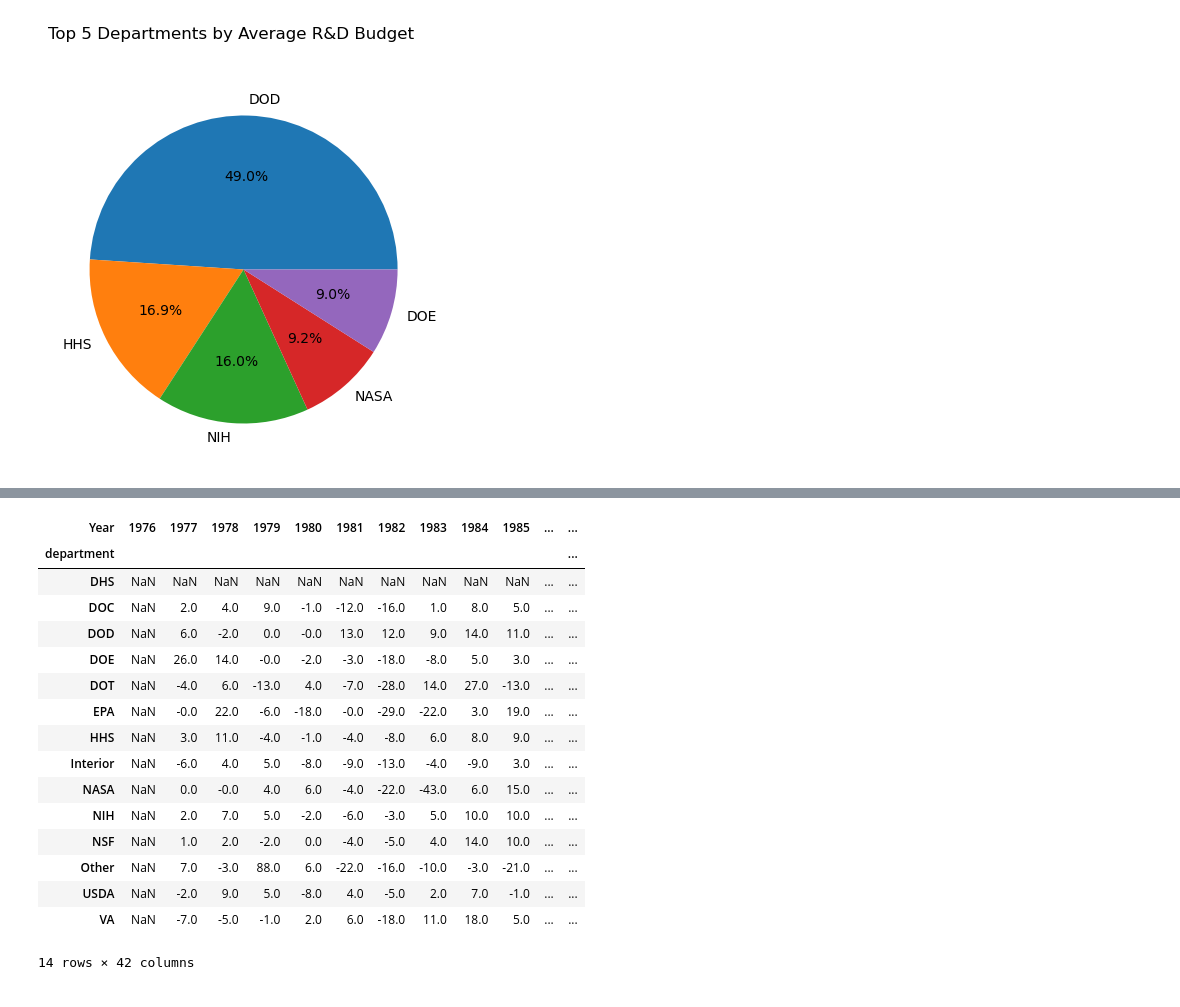
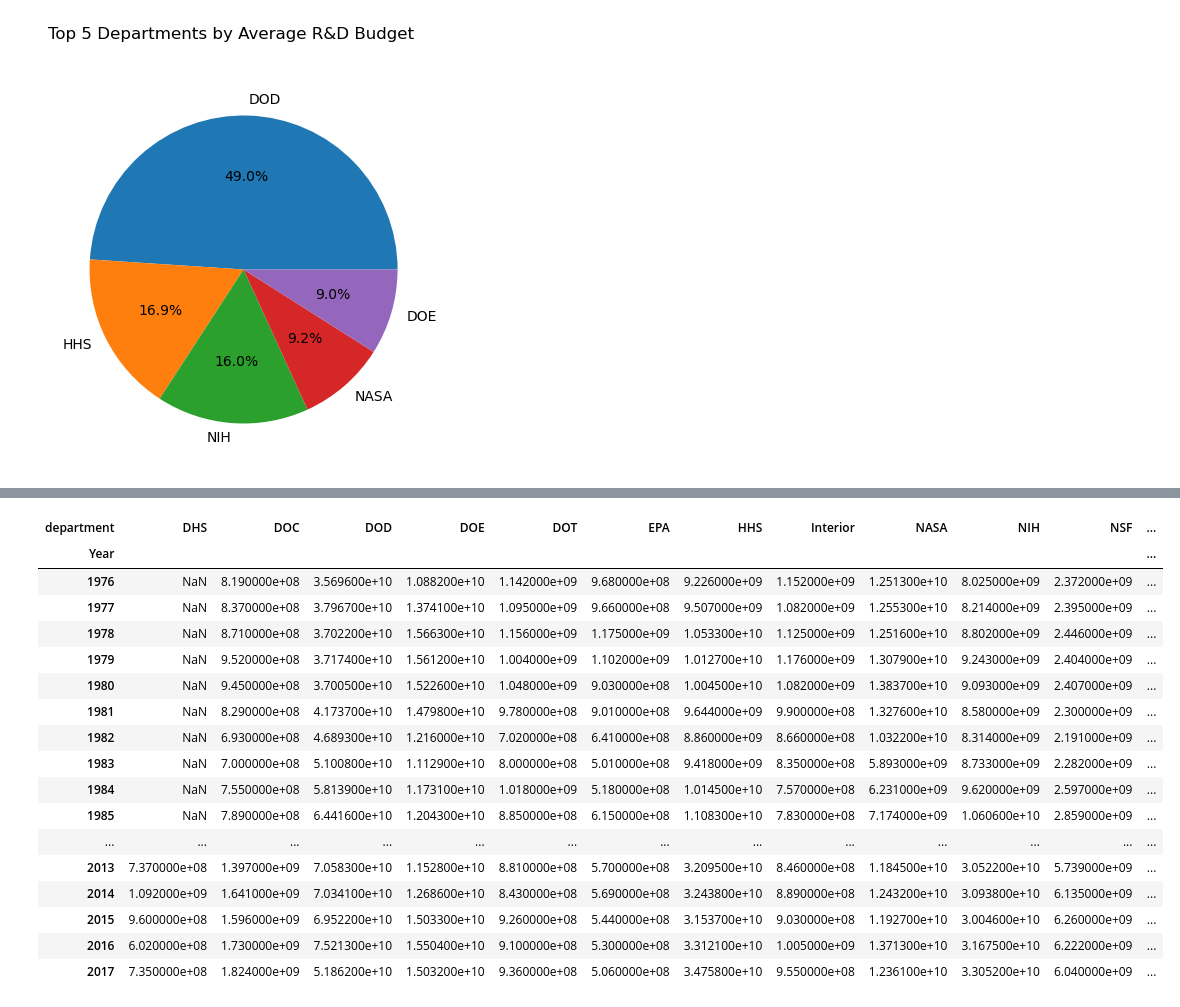
Before and after one commit to ArisC123/Cardoso-Data-Science-Portfolio, a Jupyter notebook: TidyData-Project/TidyData_Analysis.ipynb, the cells around one changed output, grey strips where cells are left out. Cells and saved outputs as stored; diff of their text form; code cells hidden in the pictures.

Commit message:
Adding step by step Markdown instructions, and adding the new decade column

```diff
--- a/TidyData-Project/TidyData_Analysis.ipynb
+++ b/TidyData-Project/TidyData_Analysis.ipynb
@@ -119,28 +190,33 @@ array([<Axes: >], dtype=object)
+# %%
+# Creating a 'Decade' column by rounding the year down to the nearest 10
+df_melted['Decade'] = (df_melted['Year'].astype(int) // 10) * 10
+df_melted.head()
 # %%
 # Calculate the Year-over-Year (YoY) percentage change for R&D Budget
 # using Pandas' `.pct_change()` method, which computes the percentage
 # change between the current and previous row in the DataFrame
 pivot_rd_year_dept = df_melted.pivot_table(
     values='RD_Budget',
-    index='department',
-    columns='Year',
-    aggfunc= 'mean').pct_change(axis = 'columns').round(2) *100
+    index='Year',
+    columns='department',
+    aggfunc= 'mean')#.pct_change().round(2) *100
 pivot_rd_year_dept
 # %% [output]
-| Year | 1976 | 1977 | 1978 | 1979 | 1980 | 1981 | 1982 | 1983 | 1984 | 1985 | ... | ... |
-| department |  |  |  |  |  |  |  |  |  |  |  | ... |
-| DHS | NaN | NaN | NaN | NaN | NaN | NaN | NaN | NaN | NaN | NaN | ... | ... |
-| DOC | NaN | 2.0 | 4.0 | 9.0 | -1.0 | -12.0 | -16.0 | 1.0 | 8.0 | 5.0 | ... | ... |
-| DOD | NaN | 6.0 | -2.0 | 0.0 | -0.0 | 13.0 | 12.0 | 9.0 | 14.0 | 11.0 | ... | ... |
-| DOE | NaN | 26.0 | 14.0 | -0.0 | -2.0 | -3.0 | -18.0 | -8.0 | 5.0 | 3.0 | ... | ... |
-| DOT | NaN | -4.0 | 6.0 | -13.0 | 4.0 | -7.0 | -28.0 | 14.0 | 27.0 | -13.0 | ... | ... |
-| EPA | NaN | -0.0 | 22.0 | -6.0 | -18.0 | -0.0 | -29.0 | -22.0 | 3.0 | 19.0 | ... | ... |
-| HHS | NaN | 3.0 | 11.0 | -4.0 | -1.0 | -4.0 | -8.0 | 6.0 | 8.0 | 9.0 | ... | ... |
-| Interior | NaN | -6.0 | 4.0 | 5.0 | -8.0 | -9.0 | -13.0 | -4.0 | -9.0 | 3.0 | ... | ... |
-| NASA | NaN | 0.0 | -0.0 | 4.0 | 6.0 | -4.0 | -22.0 | -43.0 | 6.0 | 15.0 | ... | ... |
-| NIH | NaN | 2.0 | 7.0 | 5.0 | -2.0 | -6.0 | -3.0 | 5.0 | 10.0 | 10.0 | ... | ... |
-| NSF | NaN | 1.0 | 2.0 | -2.0 | 0.0 | -4.0 | -5.0 | 4.0 | 14.0 | 10.0 | ... | ... |
-| Other | NaN | 7.0 | -3.0 | 88.0 | 6.0 | -22.0 | -16.0 | -10.0 | -3.0 | -21.0 | ... | ... |
-| USDA | NaN | -2.0 | 9.0 | 5.0 | -8.0 | 4.0 | -5.0 | 2.0 | 7.0 | -1.0 | ... | ... |
-| VA | NaN | -7.0 | -5.0 | -1.0 | 2.0 | 6.0 | -18.0 | 11.0 | 18.0 | 5.0 | ... | ... |
+| department | DHS | DOC | DOD | DOE | DOT | EPA | HHS | Interior | NASA | NIH | NSF | ... |
+| Year |  |  |  |  |  |  |  |  |  |  |  | ... |
+| 1976 | NaN | 8.190000e+08 | 3.569600e+10 | 1.088200e+10 | 1.142000e+09 | 9.680000e+08 | 9.226000e+09 | 1.152000e+09 | 1.251300e+10 | 8.025000e+09 | 2.372000e+09 | ... |
+| 1977 | NaN | 8.370000e+08 | 3.796700e+10 | 1.374100e+10 | 1.095000e+09 | 9.660000e+08 | 9.507000e+09 | 1.082000e+09 | 1.255300e+10 | 8.214000e+09 | 2.395000e+09 | ... |
+| 1978 | NaN | 8.710000e+08 | 3.702200e+10 | 1.566300e+10 | 1.156000e+09 | 1.175000e+09 | 1.053300e+10 | 1.125000e+09 | 1.251600e+10 | 8.802000e+09 | 2.446000e+09 | ... |
+| 1979 | NaN | 9.520000e+08 | 3.717400e+10 | 1.561200e+10 | 1.004000e+09 | 1.102000e+09 | 1.012700e+10 | 1.176000e+09 | 1.307900e+10 | 9.243000e+09 | 2.404000e+09 | ... |
+| 1980 | NaN | 9.450000e+08 | 3.700500e+10 | 1.522600e+10 | 1.048000e+09 | 9.030000e+08 | 1.004500e+10 | 1.082000e+09 | 1.383700e+10 | 9.093000e+09 | 2.407000e+09 | ... |
+| 1981 | NaN | 8.290000e+08 | 4.173700e+10 | 1.479800e+10 | 9.780000e+08 | 9.010000e+08 | 9.644000e+09 | 9.900000e+08 | 1.327600e+10 | 8.580000e+09 | 2.300000e+09 | ... |
+| 1982 | NaN | 6.930000e+08 | 4.689300e+10 | 1.216000e+10 | 7.020000e+08 | 6.410000e+08 | 8.860000e+09 | 8.660000e+08 | 1.032200e+10 | 8.314000e+09 | 2.191000e+09 | ... |
+| 1983 | NaN | 7.000000e+08 | 5.100800e+10 | 1.112900e+10 | 8.000000e+08 | 5.010000e+08 | 9.418000e+09 | 8.350000e+08 | 5.893000e+09 | 8.733000e+09 | 2.282000e+09 | ... |
+| 1984 | NaN | 7.550000e+08 | 5.813900e+10 | 1.173100e+10 | 1.018000e+09 | 5.180000e+08 | 1.014500e+10 | 7.570000e+08 | 6.231000e+09 | 9.620000e+09 | 2.597000e+09 | ... |
+| 1985 | NaN | 7.890000e+08 | 6.441600e+10 | 1.204300e+10 | 8.850000e+08 | 6.150000e+08 | 1.108300e+10 | 7.830000e+08 | 7.174000e+09 | 1.060600e+10 | 2.859000e+09 | ... |
+| ... | ... | ... | ... | ... | ... | ... | ... | ... | ... | ... | ... | ... |
+| 2013 | 7.370000e+08 | 1.397000e+09 | 7.058300e+10 | 1.152800e+10 | 8.810000e+08 | 5.700000e+08 | 3.209500e+10 | 8.460000e+08 | 1.184500e+10 | 3.052200e+10 | 5.739000e+09 | ... |
+| 2014 | 1.092000e+09 | 1.641000e+09 | 7.034100e+10 | 1.268600e+10 | 8.430000e+08 | 5.690000e+08 | 3.243800e+10 | 8.890000e+08 | 1.243200e+10 | 3.093800e+10 | 6.135000e+09 | ... |
+| 2015 | 9.600000e+08 | 1.596000e+09 | 6.952200e+10 | 1.503300e+10 | 9.260000e+08 | 5.440000e+08 | 3.153700e+10 | 9.030000e+08 | 1.192700e+10 | 3.004600e+10 | 6.260000e+09 | ... |
+| 2016 | 6.020000e+08 | 1.730000e+09 | 7.521300e+10 | 1.550400e+10 | 9.100000e+08 | 5.300000e+08 | 3.312100e+10 | 1.005000e+09 | 1.371300e+10 | 3.167500e+10 | 6.222000e+09 | ... |
+| 2017 | 7.350000e+08 | 1.824000e+09 | 5.186200e+10 | 1.503200e+10 | 9.360000e+08 | 5.060000e+08 | 3.475800e+10 | 9.550000e+08 | 1.236100e+10 | 3.305200e+10 | 6.040000e+09 | ... |
-14 rows × 42 columns
```
Also changed, not shown: parts of 12 cells of this notebook.
